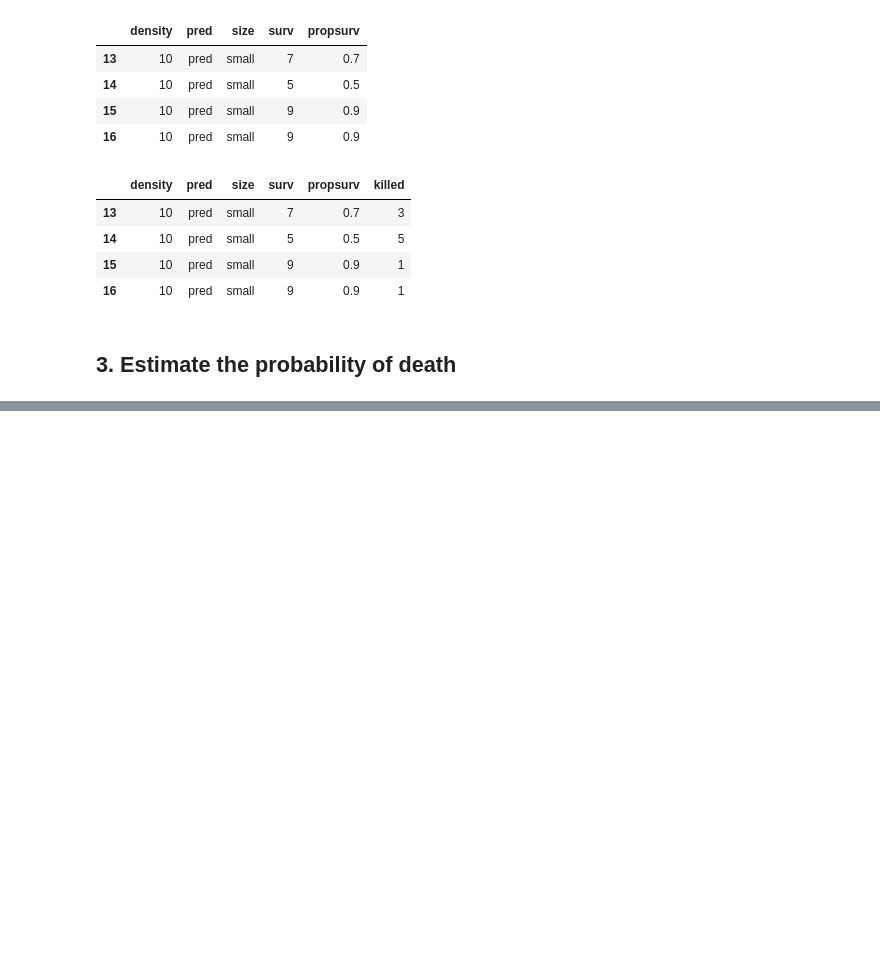
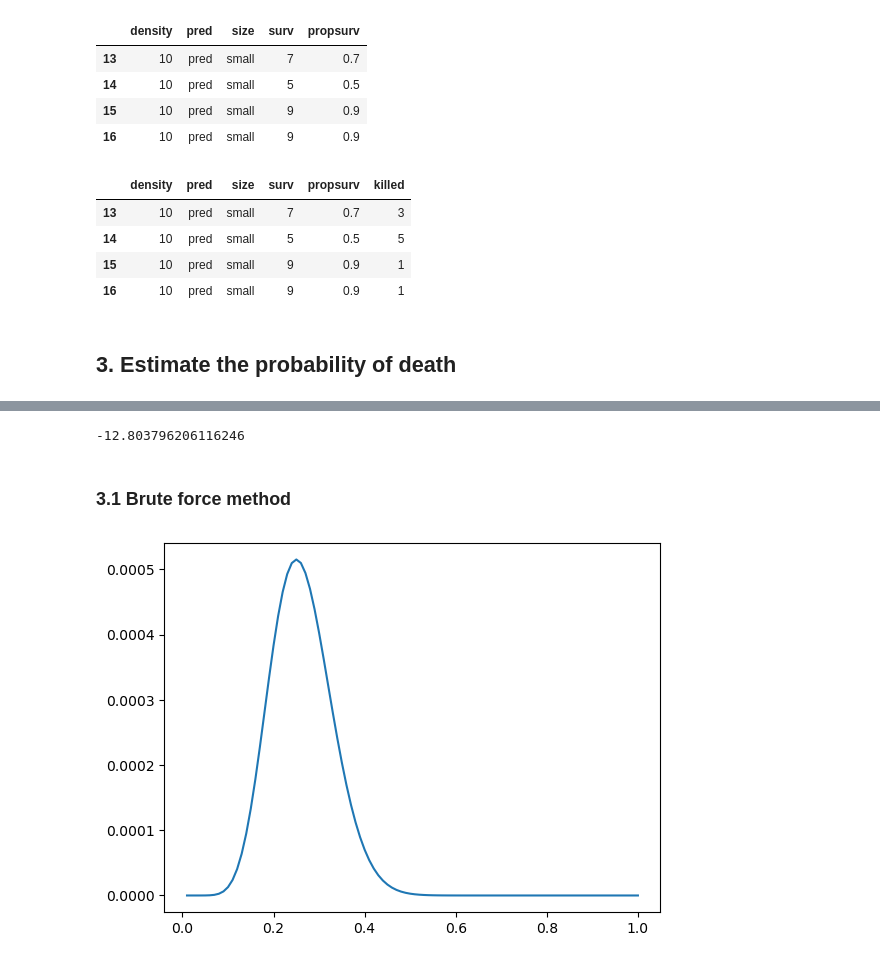
Before and after one commit to mikjf/statistics_and_experimental_design, a Jupyter notebook: frogs_survival_likelihood.ipynb, the cells around one changed output, grey strips where cells are left out. Cells and saved outputs as stored; diff of their text form; code cells hidden in the pictures; blank space fills up the shorter version.

```diff
--- a/frogs_survival_likelihood.ipynb
+++ b/frogs_survival_likelihood.ipynb
@@ -67,0 +78,10 @@ rf_sub
+# %%
+# probability of survive
+p = 0.5
+
+# sum of all data points
+np.sum(binom.logpmf(k=rf_sub['killed'], n=rf_sub['density'], p=p))
+# %% [output]
+-12.803796206116246
+# %% [markdown]
+### 3.1 Brute force method
@@ -67,0 +91,10 @@ rf_sub
+# %%
+# p values range
+p_vec = np.arange(0.01, 1.01, step=0.01)
+
+# likelihood array creation
+lik = np.zeros(100)
+
+# for loop likelihood for all p values
+for i, p in enumerate(p_vec):
+    lik[i] = np.prod(binom.pmf(k=rf_sub['killed'], n=rf_sub['density'], p=p))
@@ -67,0 +104,4 @@ rf_sub
+# %%
+plt.plot(p_vec, lik);
+# %% [output]
+[figure, added]
```
Also changed, not shown: parts of 46 cells of this notebook.
